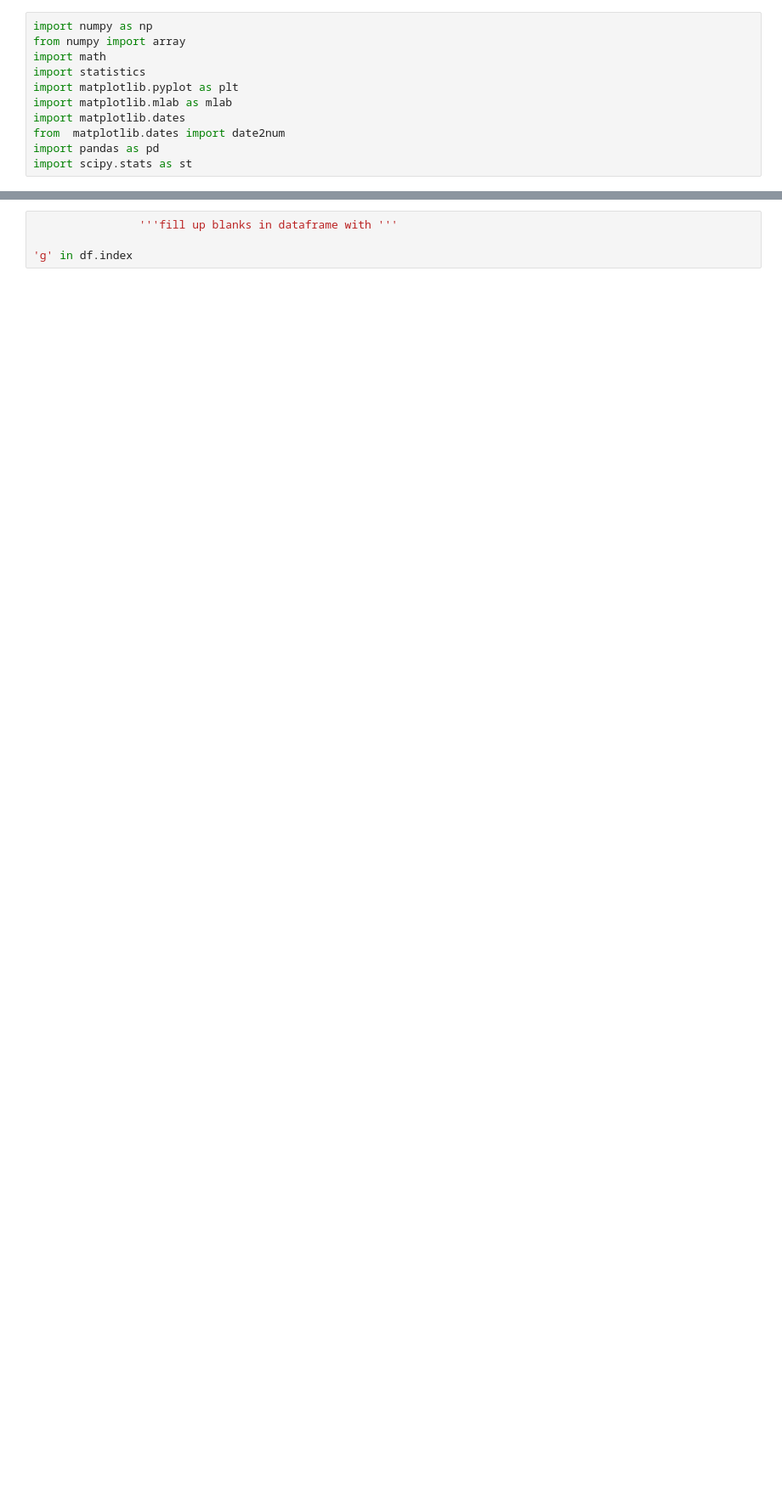
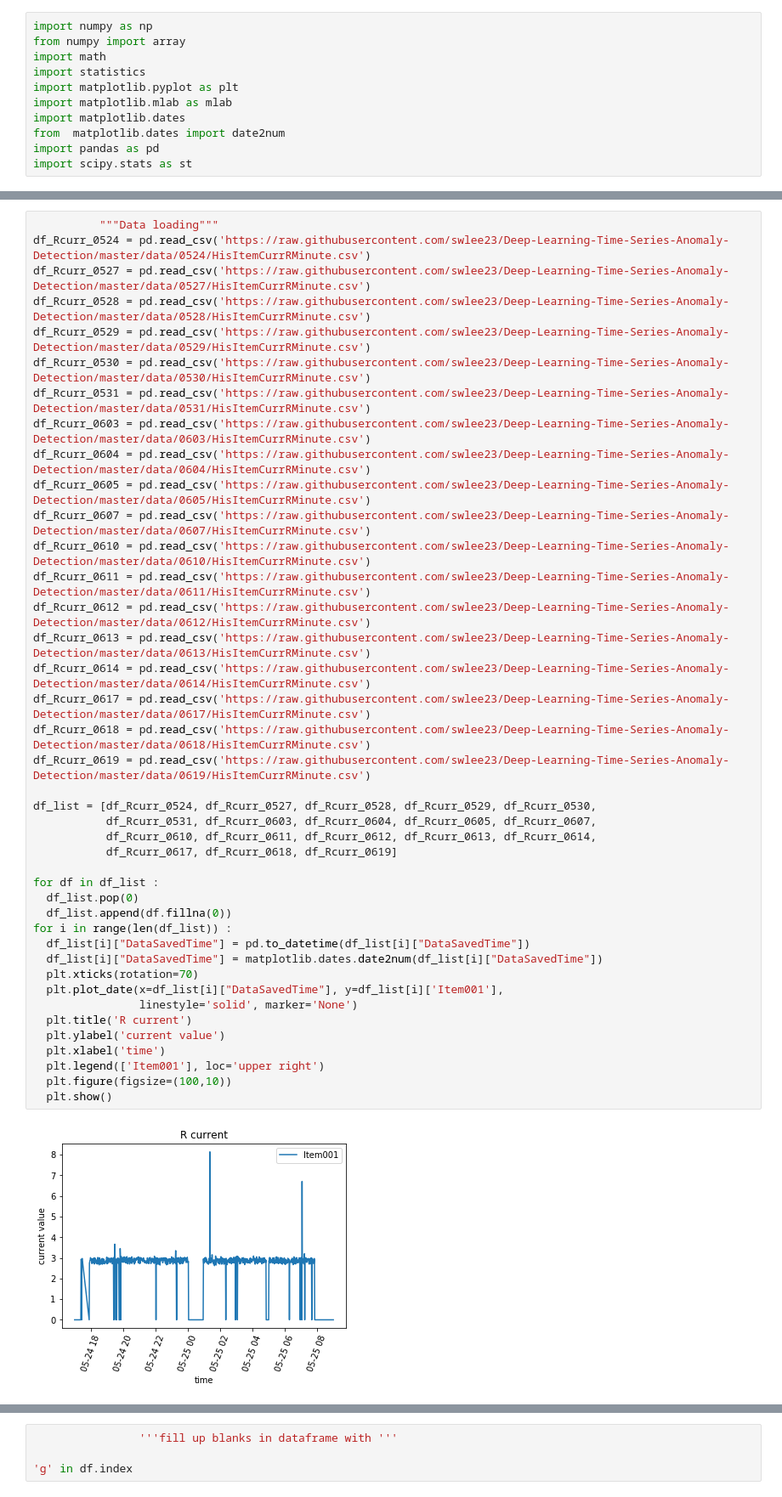
Before and after one commit to swlee052/deep-learning-time-series-anomaly-detection, a Jupyter notebook: data_visual_process.ipynb, the cells around one changed output, grey strips where cells are left out. Shown at 85% size. Drawn from its saved outputs; the diff is of its cells as text; blank space fills up the shorter version.

```diff
--- a/data_visual_process.ipynb
+++ b/data_visual_process.ipynb
@@ -87,0 +40,43 @@ plt.show()
+# %%
+          """Data loading"""
+df_Rcurr_0524 = pd.read_csv('https://raw.githubusercontent.com/swlee23/Deep-Learning-Time-Series-Anomaly-Detection/master/data/0524/HisItemCurrRMinute.csv')
+df_Rcurr_0527 = pd.read_csv('https://raw.githubusercontent.com/swlee23/Deep-Learning-Time-Series-Anomaly-Detection/master/data/0527/HisItemCurrRMinute.csv')
+df_Rcurr_0528 = pd.read_csv('https://raw.githubusercontent.com/swlee23/Deep-Learning-Time-Series-Anomaly-Detection/master/data/0528/HisItemCurrRMinute.csv')
+df_Rcurr_0529 = pd.read_csv('https://raw.githubusercontent.com/swlee23/Deep-Learning-Time-Series-Anomaly-Detection/master/data/0529/HisItemCurrRMinute.csv')
+df_Rcurr_0530 = pd.read_csv('https://raw.githubusercontent.com/swlee23/Deep-Learning-Time-Series-Anomaly-Detection/master/data/0530/HisItemCurrRMinute.csv')
+df_Rcurr_0531 = pd.read_csv('https://raw.githubusercontent.com/swlee23/Deep-Learning-Time-Series-Anomaly-Detection/master/data/0531/HisItemCurrRMinute.csv')
+df_Rcurr_0603 = pd.read_csv('https://raw.githubusercontent.com/swlee23/Deep-Learning-Time-Series-Anomaly-Detection/master/data/0603/HisItemCurrRMinute.csv')
+df_Rcurr_0604 = pd.read_csv('https://raw.githubusercontent.com/swlee23/Deep-Learning-Time-Series-Anomaly-Detection/master/data/0604/HisItemCurrRMinute.csv')
+df_Rcurr_0605 = pd.read_csv('https://raw.githubusercontent.com/swlee23/Deep-Learning-Time-Series-Anomaly-Detection/master/data/0605/HisItemCurrRMinute.csv')
+df_Rcurr_0607 = pd.read_csv('https://raw.githubusercontent.com/swlee23/Deep-Learning-Time-Series-Anomaly-Detection/master/data/0607/HisItemCurrRMinute.csv')
+df_Rcurr_0610 = pd.read_csv('https://raw.githubusercontent.com/swlee23/Deep-Learning-Time-Series-Anomaly-Detection/master/data/0610/HisItemCurrRMinute.csv')
+df_Rcurr_0611 = pd.read_csv('https://raw.githubusercontent.com/swlee23/Deep-Learning-Time-Series-Anomaly-Detection/master/data/0611/HisItemCurrRMinute.csv')
+df_Rcurr_0612 = pd.read_csv('https://raw.githubusercontent.com/swlee23/Deep-Learning-Time-Series-Anomaly-Detection/master/data/0612/HisItemCurrRMinute.csv')
+df_Rcurr_0613 = pd.read_csv('https://raw.githubusercontent.com/swlee23/Deep-Learning-Time-Series-Anomaly-Detection/master/data/0613/HisItemCurrRMinute.csv')
+df_Rcurr_0614 = pd.read_csv('https://raw.githubusercontent.com/swlee23/Deep-Learning-Time-Series-Anomaly-Detection/master/data/0614/HisItemCurrRMinute.csv')
+df_Rcurr_0617 = pd.read_csv('https://raw.githubusercontent.com/swlee23/Deep-Learning-Time-Series-Anomaly-Detection/master/data/0617/HisItemCurrRMinute.csv')
+df_Rcurr_0618 = pd.read_csv('https://raw.githubusercontent.com/swlee23/Deep-Learning-Time-Series-Anomaly-Detection/master/data/0618/HisItemCurrRMinute.csv')
+df_Rcurr_0619 = pd.read_csv('https://raw.githubusercontent.com/swlee23/Deep-Learning-Time-Series-Anomaly-Detection/master/data/0619/HisItemCurrRMinute.csv')
+
+df_list = [df_Rcurr_0524, df_Rcurr_0527, df_Rcurr_0528, df_Rcurr_0529, df_Rcurr_0530,
+           df_Rcurr_0531, df_Rcurr_0603, df_Rcurr_0604, df_Rcurr_0605, df_Rcurr_0607,
+           df_Rcurr_0610, df_Rcurr_0611, df_Rcurr_0612, df_Rcurr_0613, df_Rcurr_0614,
+           df_Rcurr_0617, df_Rcurr_0618, df_Rcurr_0619]
+
+for df in df_list :
+  df_list.pop(0)
+  df_list.append(df.fillna(0))
+for i in range(len(df_list)) :
+  df_list[i]["DataSavedTime"] = pd.to_datetime(df_list[i]["DataSavedTime"])
+  df_list[i]["DataSavedTime"] = matplotlib.dates.date2num(df_list[i]["DataSavedTime"])
+  plt.xticks(rotation=70)
+  plt.plot_date(x=df_list[i]["DataSavedTime"], y=df_list[i]['Item001'],
+                linestyle='solid', marker='None')
+  plt.title('R current')
+  plt.ylabel('current value')
+  plt.xlabel('time')
+  plt.legend(['Item001'], loc='upper right')
+  plt.figure(figsize=(100,10))
+  plt.show()
+# %% [output]
+[figure, added]
```
Also changed, not shown: parts of 8 cells of this notebook.
